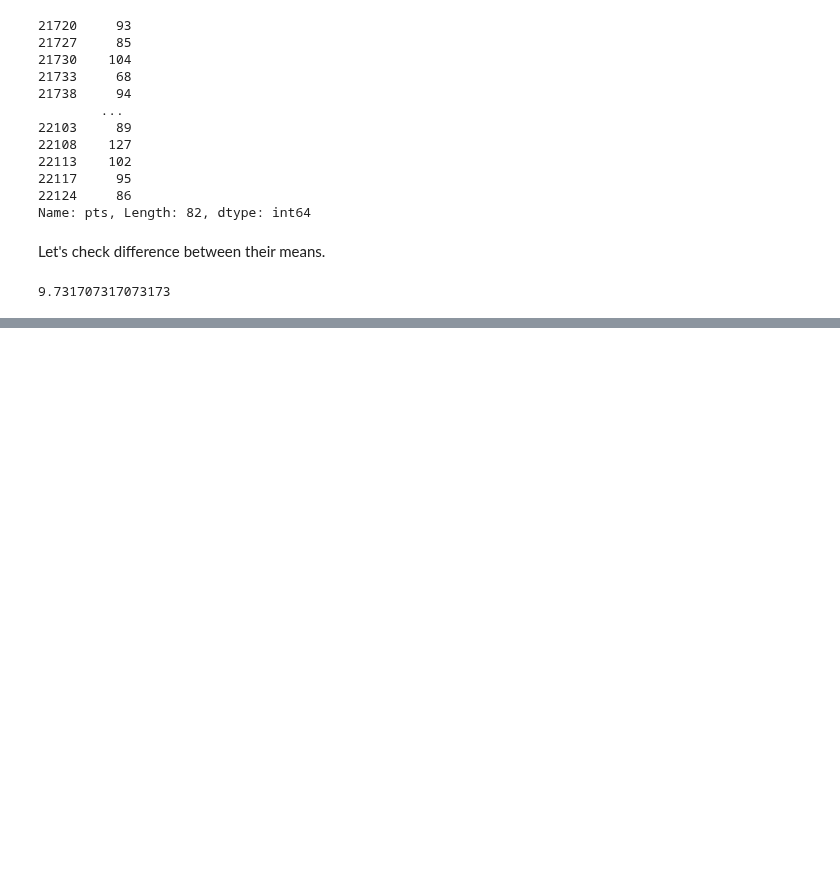
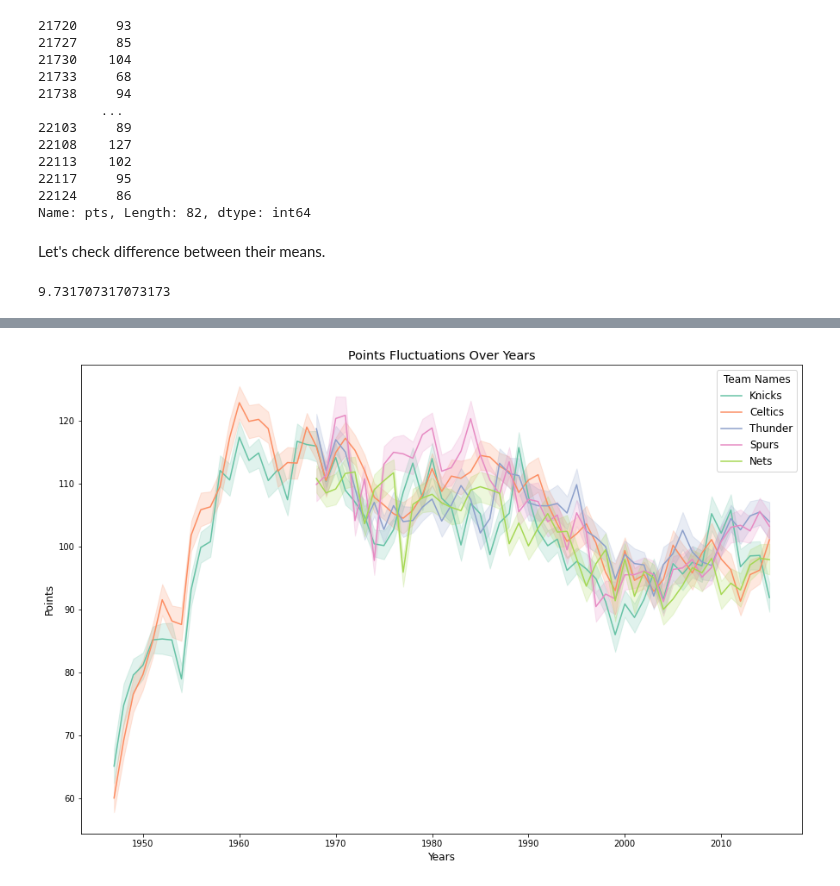
Before and after one commit to jadidaniel/jupyter-notebooks, a Jupyter notebook: associations_nba/nba_trends.ipynb, the cells around one changed output, grey strips where cells are left out. Drawn from its saved outputs; the diff is of its cells as text; code cells hidden in the pictures; blank space fills up the shorter version.

```diff
--- a/associations_nba/nba_trends.ipynb
+++ b/associations_nba/nba_trends.ipynb
@@ -169,0 +234,11 @@ visualise_lineplot(nba, ['Knicks', 'Celtics', 'Thunder', 'Spurs', 'Nets'])
+# %%
+# Call lineplot function
+visualise_lineplot(
+    nba,
+    palette='Set2',
+    title='Points Fluctuations Over Years',
+    xlabel='Years',
+    ylabel='Points',
+    legend_title='Team Names')
+# %% [output]
+[figure, added]
```
Also changed, not shown: parts of 25 cells of this notebook.
